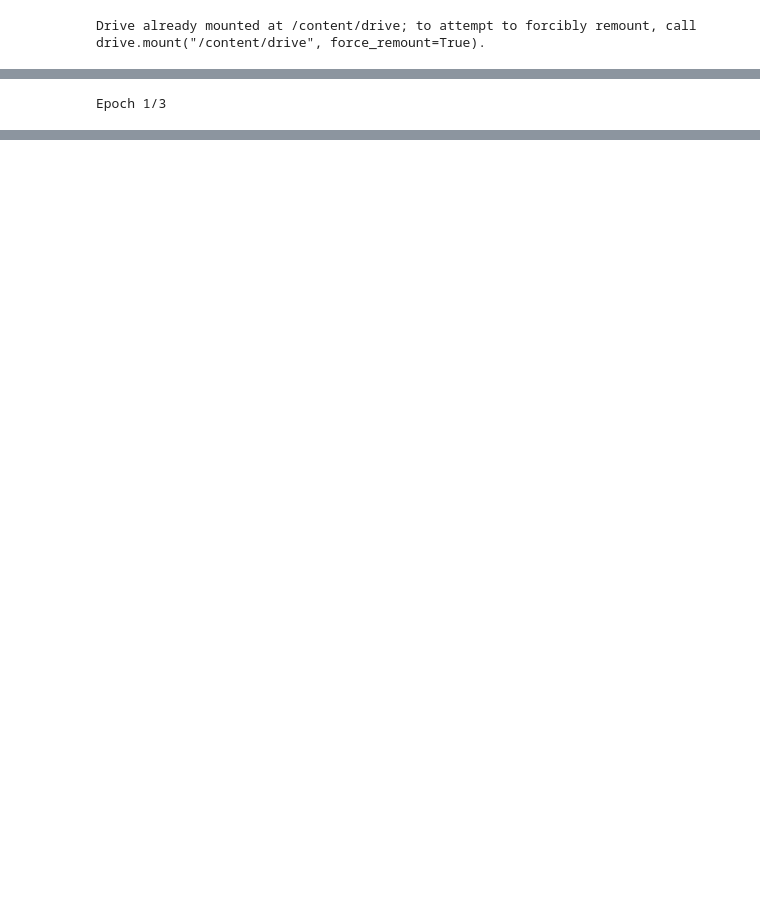
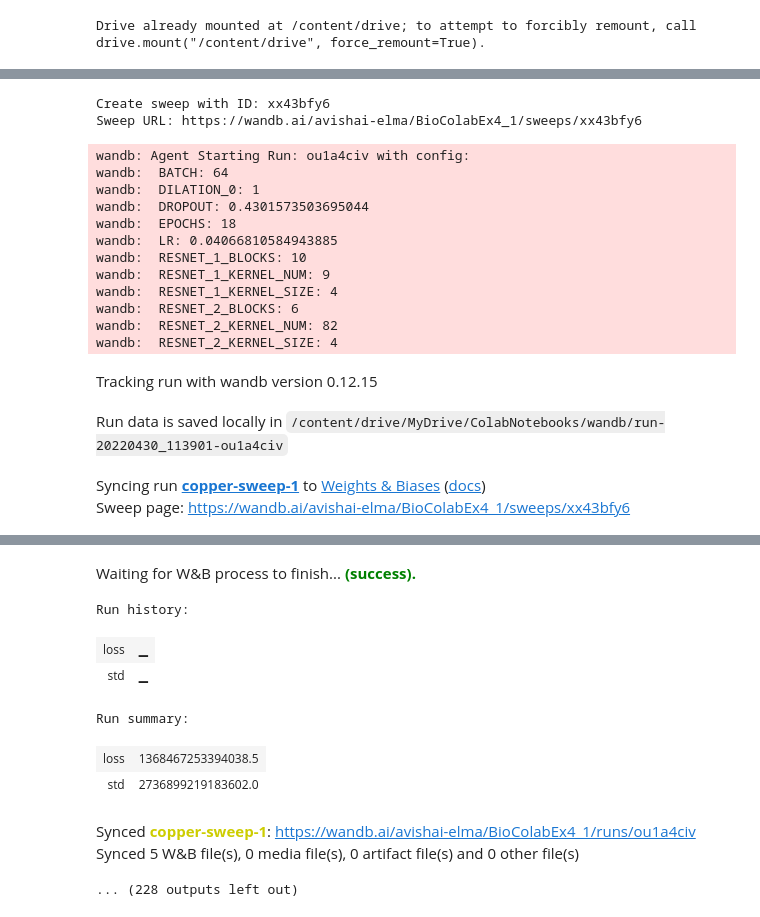
Before and after one commit to NoamBenSason/Protein-Folding, a Jupyter notebook: net.ipynb, the cells around one changed output, grey strips where cells are left out. Drawn from its saved outputs; the diff is of its cells as text; code cells hidden in the pictures; blank space fills up the shorter version.

```diff
--- a/net.ipynb
+++ b/net.ipynb
@@ -248,4 +301,21 @@ def train(config=None):
-# %%
-train()
-# %% [output]
-Epoch 1/3
+# %%
+main()
+# %% [output]
+Create sweep with ID: xx43bfy6
+Sweep URL: https://wandb.ai/avishai-elma/BioColabEx4_1/sweeps/xx43bfy6
+wandb: Agent Starting Run: ou1a4civ with config:
+wandb:  BATCH: 64
+wandb:  DILATION_0: 1
+wandb:  DROPOUT: 0.4301573503695044
+wandb:  EPOCHS: 18
+wandb:  LR: 0.04066810584943885
+wandb:  RESNET_1_BLOCKS: 10
+wandb:  RESNET_1_KERNEL_NUM: 9
+wandb:  RESNET_1_KERNEL_SIZE: 4
+wandb:  RESNET_2_BLOCKS: 6
+wandb:  RESNET_2_KERNEL_NUM: 82
+wandb:  RESNET_2_KERNEL_SIZE: 4
+Tracking run with wandb version 0.12.15
+Run data is saved locally in /content/drive/MyDrive/ColabNotebooks/wandb/run-20220430_113901-ou1a4civ
+Syncing run copper-sweep-1 to Weights & Biases (docs)
+Sweep page: https://wandb.ai/avishai-elma/BioColabEx4_1/sweeps/xx43bfy6
@@ -251,0 +339,10 @@ Epoch 1/3
+Waiting for W&B process to finish... (success).
+Run history:
+| loss | ▁ |
+| std | ▁ |
+Run summary:
+| loss | 1368467253394038.5 |
+| std | 2736899219183602.0 |
+Synced copper-sweep-1: https://wandb.ai/avishai-elma/BioColabEx4_1/runs/ou1a4civ
+Synced 5 W&B file(s), 0 media file(s), 0 artifact file(s) and 0 other file(s)
+... (228 outputs left out)
```
Also changed, not shown: parts of 13 cells of this notebook.
